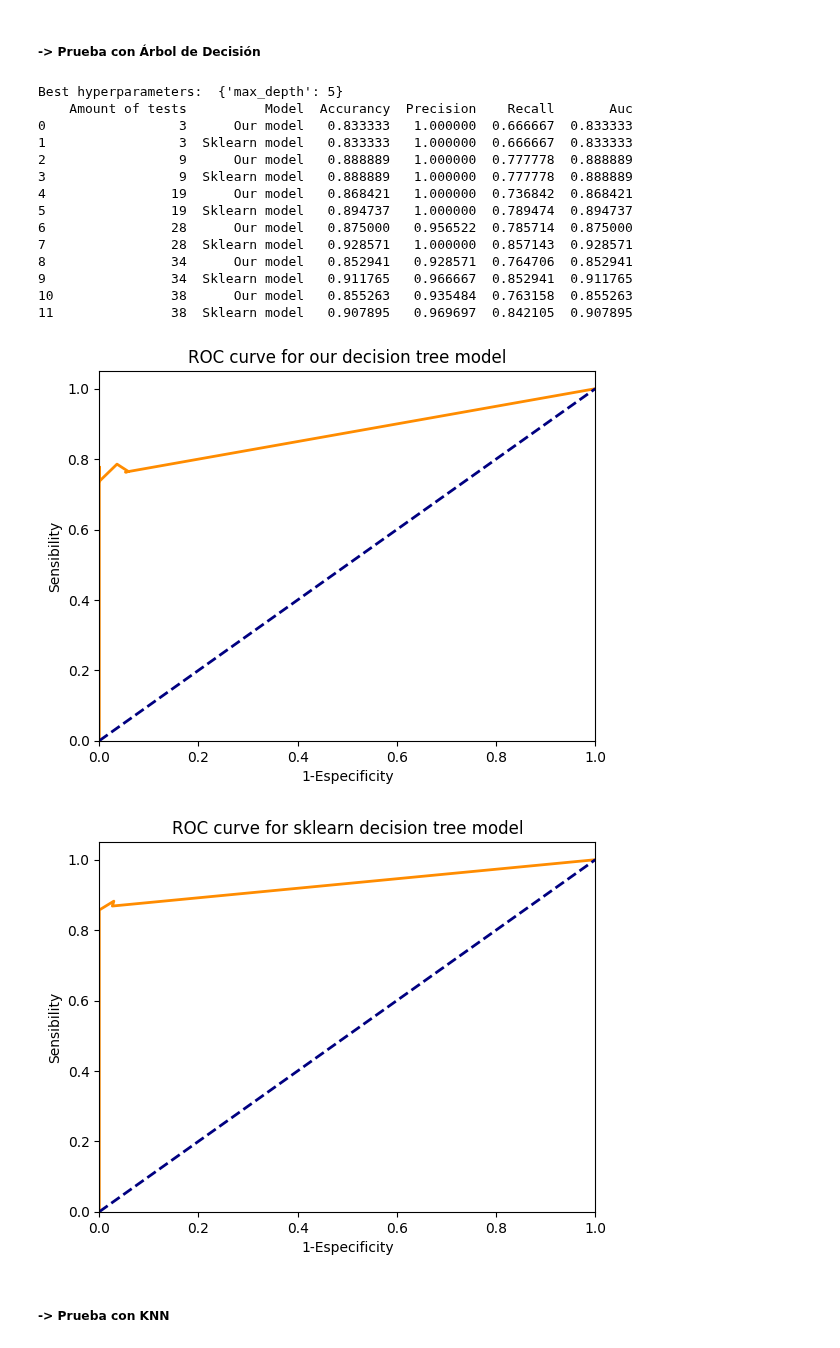
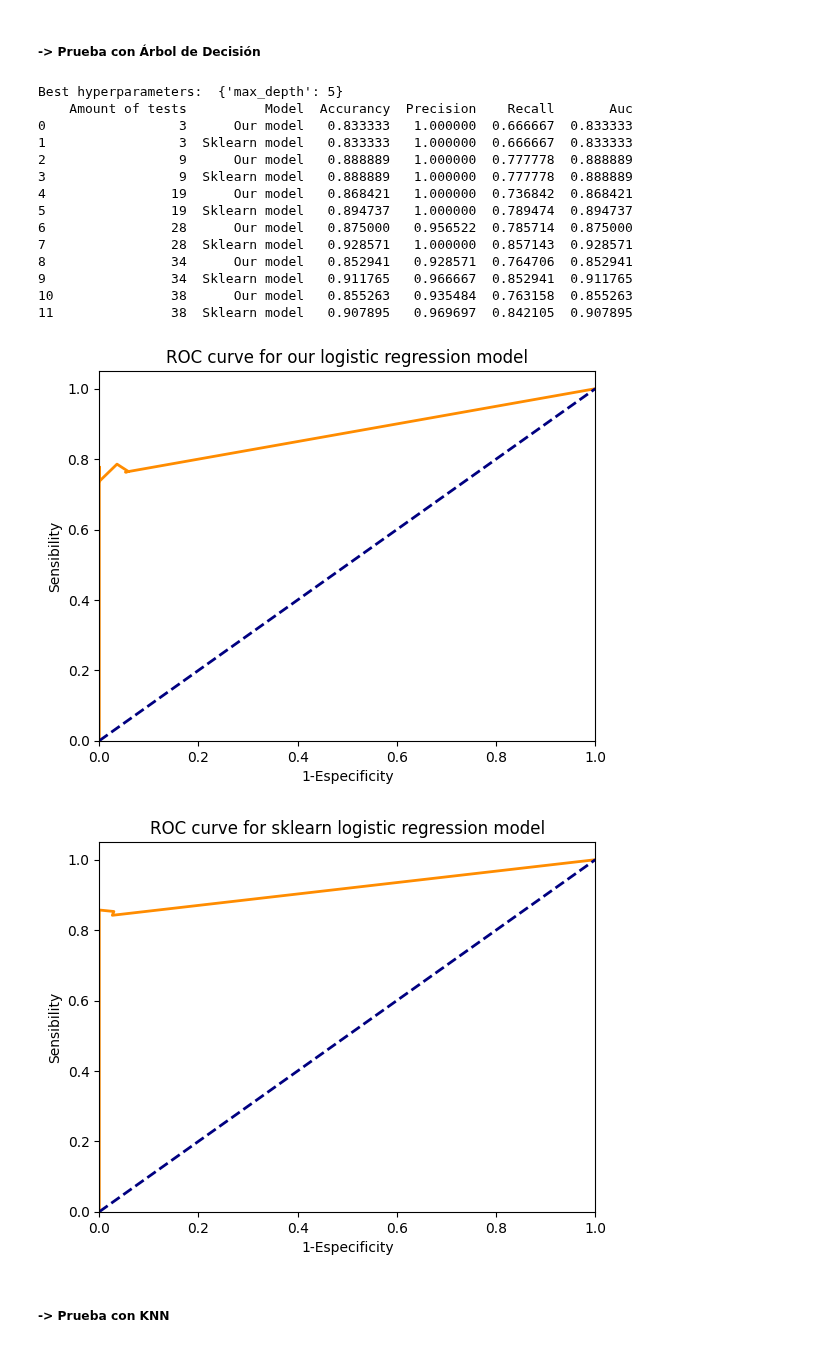
Before and after one commit to JoseDavidSS/Patrones.Project1, a Jupyter notebook: ml_models.ipynb, the cells around one changed output. Drawn from its saved outputs; the diff is of its cells as text; code cells hidden in the pictures.

```diff
--- a/ml_models.ipynb
+++ b/ml_models.ipynb
@@ -1097,19 +1097,16 @@ for i in range(len(test_percentages)):
     aucs['our_model'].append(auc_i)
 
 # display test metric results
-title_row = ['Tests','Model', 'Accurancy', 'Precision', 'Recall', 'Auc']
+title_row = ['Amount of tests','Model', 'Accurancy', 'Precision', 'Recall', 'Auc']
 df_results = pd.DataFrame(columns=title_row)
 
 for i, test_percentage in enumerate(test_percentages):
-    row = [int(test_percentage*num_rows), 'Ours', accurancies['our_model'][i], precisions['our_model'][i], recalls['our_model'][i], aucs['our_model'][i]]
+    row = [int(test_percentage*num_rows), 'Our model', accurancies['our_model'][i], precisions['our_model'][i], recalls['our_model'][i], aucs['our_model'][i]]
     df_results.loc[len(df_results)] = row
-    row = [int(test_percentage*num_rows), 'Sklearn', accurancies['sklearn_model'][i], precisions['sklearn_model'][i], recalls['sklearn_model'][i], aucs['sklearn_model'][i]]
+    row = [int(test_percentage*num_rows), 'Sklearn model', accurancies['sklearn_model'][i], precisions['sklearn_model'][i], recalls['sklearn_model'][i], aucs['sklearn_model'][i]]
     df_results.loc[len(df_results)] = row
 
 print(df_results)
-df_results = df_results.round(3)
-df_results.to_csv('results/Architecture1-Logistic-Regression.csv', index=False)
-
 model.plot_roc(fpr_model, tpr_model, 'ROC curve for our logistic regression model')
 model.plot_roc(fpr_sk, tpr_sk, 'ROC curve for sklearn logistic regression model')
 # %% [output]
@@ -1641,43 +1638,40 @@ for i in range(len(test_percentages)):
     fpr_i, tpr_i, auc_i = model.auc(y_preds['our_model'][i], y_tests['our_model'][i])
     fpr_model = np.insert(fpr_model, -1, fpr_i[1])
     tpr_model = np.insert(tpr_model, -1, tpr_i[1])
     aucs['our_model'].append(auc_i)
 
 
 
 # display test metric results
-title_row = ['Tests','Model', 'Accurancy', 'Precision', 'Recall', 'Auc']
+title_row = ['Amount of tests','Model', 'Accurancy', 'Precision', 'Recall', 'Auc']
 df_results = pd.DataFrame(columns=title_row)
 
 for i, test_percentage in enumerate(test_percentages):
-    row = [int(test_percentage*num_rows), 'Ours', accurancies['our_model'][i], precisions['our_model'][i], recalls['our_model'][i], aucs['our_model'][i]]
+    row = [int(test_percentage*num_rows), 'Our model', accurancies['our_model'][i], precisions['our_model'][i], recalls['our_model'][i], aucs['our_model'][i]]
     df_results.loc[len(df_results)] = row
-    row = [int(test_percentage*num_rows), 'Sklearn', accurancies['sklearn_model'][i], precisions['sklearn_model'][i], recalls['sklearn_model'][i], aucs['sklearn_model'][i]]
+    row = [int(test_percentage*num_rows), 'Sklearn model', accurancies['sklearn_model'][i], precisions['sklearn_model'][i], recalls['sklearn_model'][i], aucs['sklearn_model'][i]]
     df_results.loc[len(df_results)] = row
 
 print(df_results)
-df_results = df_results.round(3)
-df_results.to_csv('results/Cancer-Decision-Tree.csv', index=False)
-
-model.plot_roc(fpr_model, tpr_model, 'ROC curve for our decision tree model')
-model.plot_roc(fpr_sk, tpr_sk, 'ROC curve for sklearn decision tree model')
+model.plot_roc(fpr_model, tpr_model, 'ROC curve for our logistic regression model')
+model.plot_roc(fpr_sk, tpr_sk, 'ROC curve for sklearn logistic regression model')
 # %% [output]
 Best hyperparameters:  {'max_depth': 5}
     Amount of tests          Model  Accurancy  Precision    Recall       Auc
 0                 3      Our model   0.833333   1.000000  0.666667  0.833333
 1                 3  Sklearn model   0.833333   1.000000  0.666667  0.833333
 2                 9      Our model   0.888889   1.000000  0.777778  0.888889
 3                 9  Sklearn model   0.888889   1.000000  0.777778  0.888889
 4                19      Our model   0.868421   1.000000  0.736842  0.868421
 5                19  Sklearn model   0.894737   1.000000  0.789474  0.894737
 6                28      Our model   0.875000   0.956522  0.785714  0.875000
 7                28  Sklearn model   0.928571   1.000000  0.857143  0.928571
 8                34      Our model   0.852941   0.928571  0.764706  0.852941
 9                34  Sklearn model   0.911765   0.966667  0.852941  0.911765
 10               38      Our model   0.855263   0.935484  0.763158  0.855263
 11               38  Sklearn model   0.907895   0.969697  0.842105  0.907895
-[figure, old version]
+[figure, new version]
-[figure, old version]
+[figure, new version]
 # %% [markdown]
 #####    -> Prueba con KNN
 # %%
```
